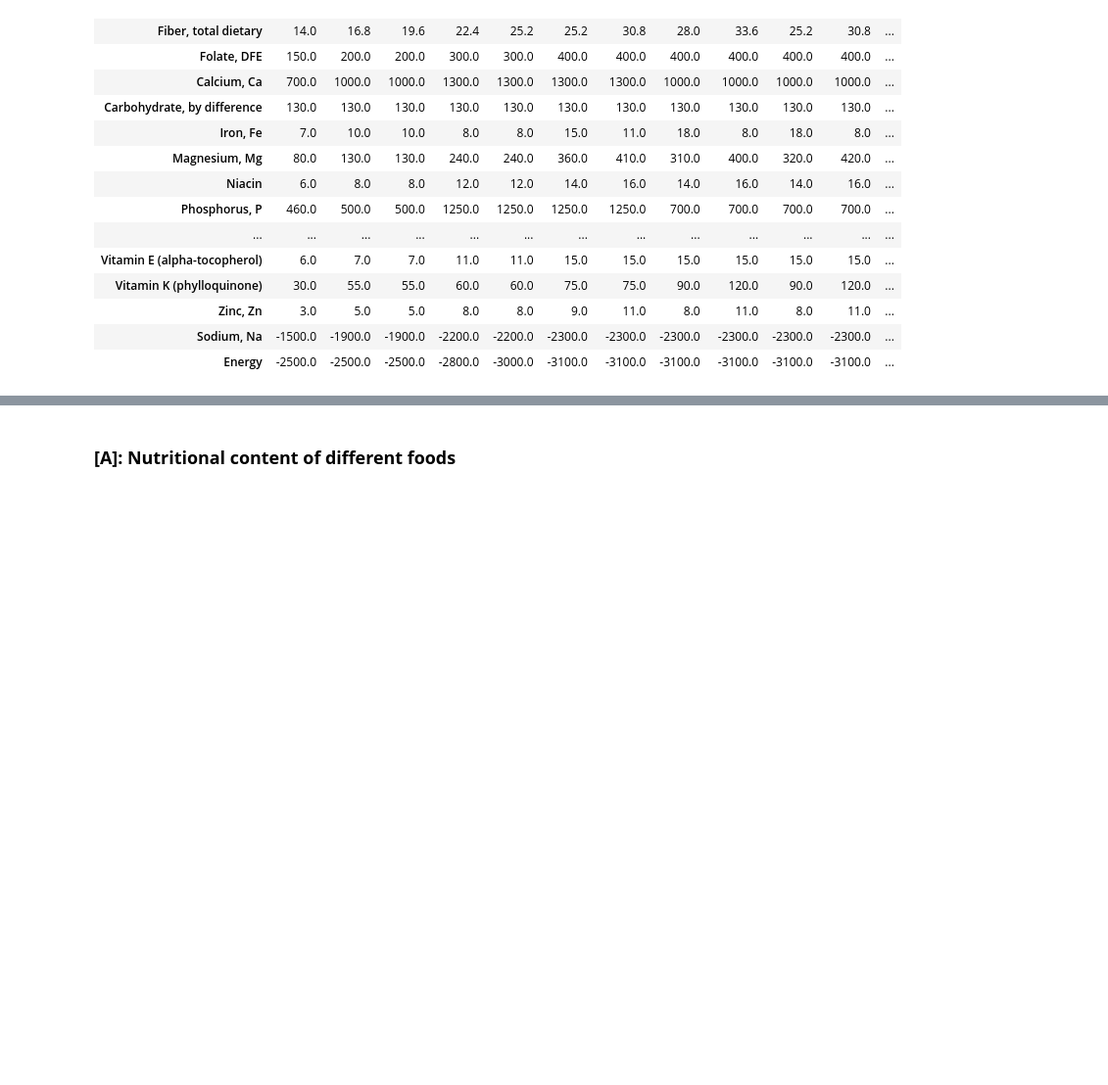
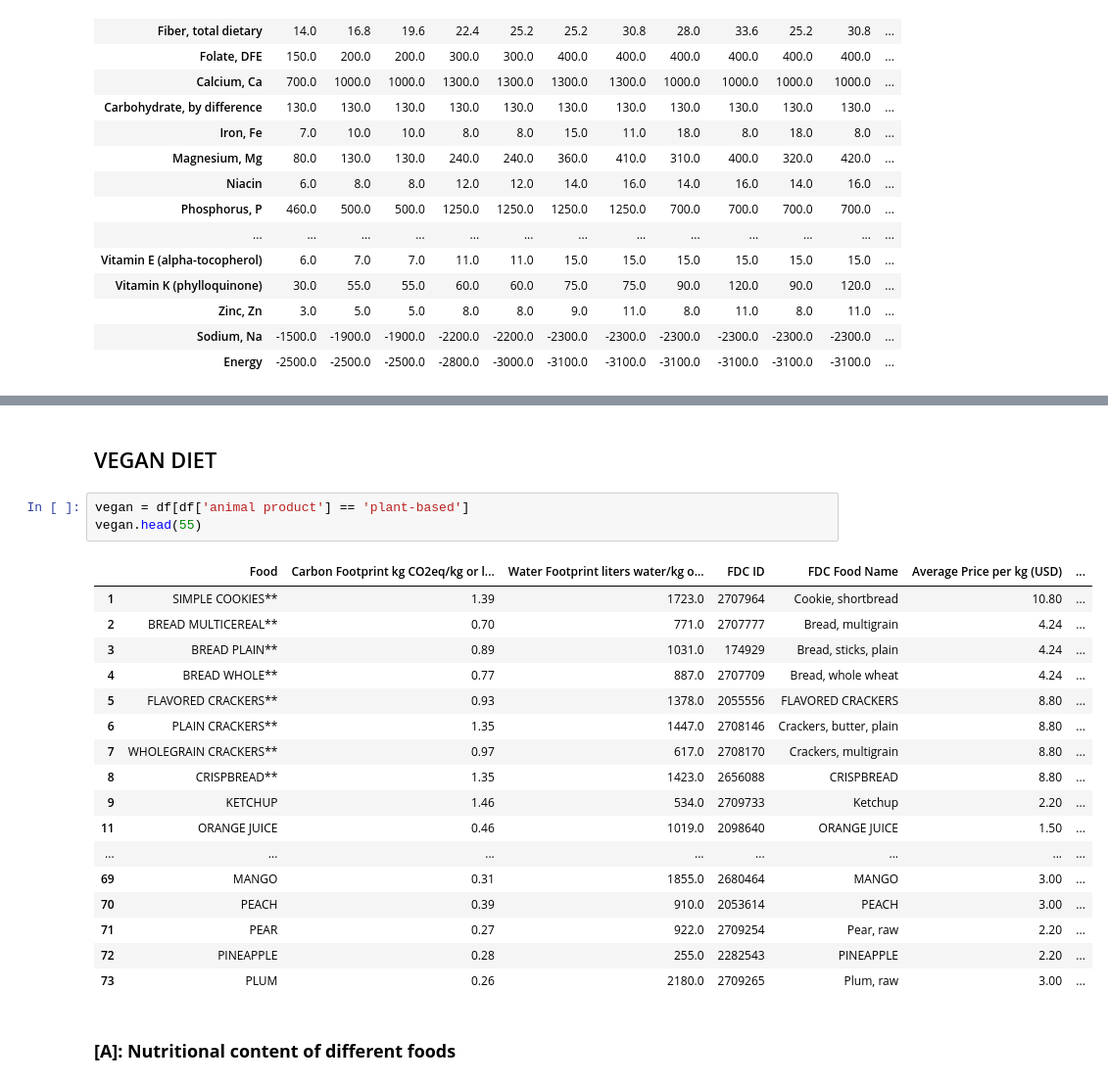
Before and after one commit to reilyfairchild/EEP-153-Proj-02, a Jupyter notebook: Project_2_Code.ipynb, the cells around one changed output, grey strips where cells are left out. Shown at 98% size. Cells and saved outputs as stored; diff of their text form; blank space fills up the shorter version.

Commit message:
changes to vegan

```diff
--- a/Project_2_Code.ipynb
+++ b/Project_2_Code.ipynb
@@ -398,4 +358,27 @@ YEAST COMPRESSED*    2.964912
 dtype: float64
+# %% [markdown]
+## VEGAN DIET
+# %%
+vegan = df[df['animal product'] == 'plant-based']
+vegan.head(55)
+# %% [output]
+|  | Food | Carbon Footprint kg CO2eq/kg or l... | Water Footprint liters water/kg o... | FDC ID | FDC Food Name | Average Price per kg (USD) | ... |
+| 1 | SIMPLE COOKIES** | 1.39 | 1723.0 | 2707964 | Cookie, shortbread | 10.80 | ... |
+| 2 | BREAD MULTICEREAL** | 0.70 | 771.0 | 2707777 | Bread, multigrain | 4.24 | ... |
+| 3 | BREAD PLAIN** | 0.89 | 1031.0 | 174929 | Bread, sticks, plain | 4.24 | ... |
+| 4 | BREAD WHOLE** | 0.77 | 887.0 | 2707709 | Bread, whole wheat | 4.24 | ... |
+| 5 | FLAVORED CRACKERS** | 0.93 | 1378.0 | 2055556 | FLAVORED CRACKERS | 8.80 | ... |
+| 6 | PLAIN CRACKERS** | 1.35 | 1447.0 | 2708146 | Crackers, butter, plain | 8.80 | ... |
+| 7 | WHOLEGRAIN CRACKERS** | 0.97 | 617.0 | 2708170 | Crackers, multigrain | 8.80 | ... |
+| 8 | CRISPBREAD** | 1.35 | 1423.0 | 2656088 | CRISPBREAD | 8.80 | ... |
+| 9 | KETCHUP | 1.46 | 534.0 | 2709733 | Ketchup | 2.20 | ... |
+| 11 | ORANGE JUICE | 0.46 | 1019.0 | 2098640 | ORANGE JUICE | 1.50 | ... |
+| ... | ... | ... | ... | ... | ... | ... | ... |
+| 69 | MANGO | 0.31 | 1855.0 | 2680464 | MANGO | 3.00 | ... |
+| 70 | PEACH | 0.39 | 910.0 | 2053614 | PEACH | 3.00 | ... |
+| 71 | PEAR | 0.27 | 922.0 | 2709254 | Pear, raw | 2.20 | ... |
+| 72 | PINEAPPLE | 0.28 | 255.0 | 2282543 | PINEAPPLE | 2.20 | ... |
+| 73 | PLUM | 0.26 | 2180.0 | 2709265 | Plum, raw | 3.00 | ... |
 # %% [markdown]
 ### **[A]: Nutritional content of different foods**
 # %% [markdown]
```
Also changed, not shown: parts of 11 cells of this notebook.
